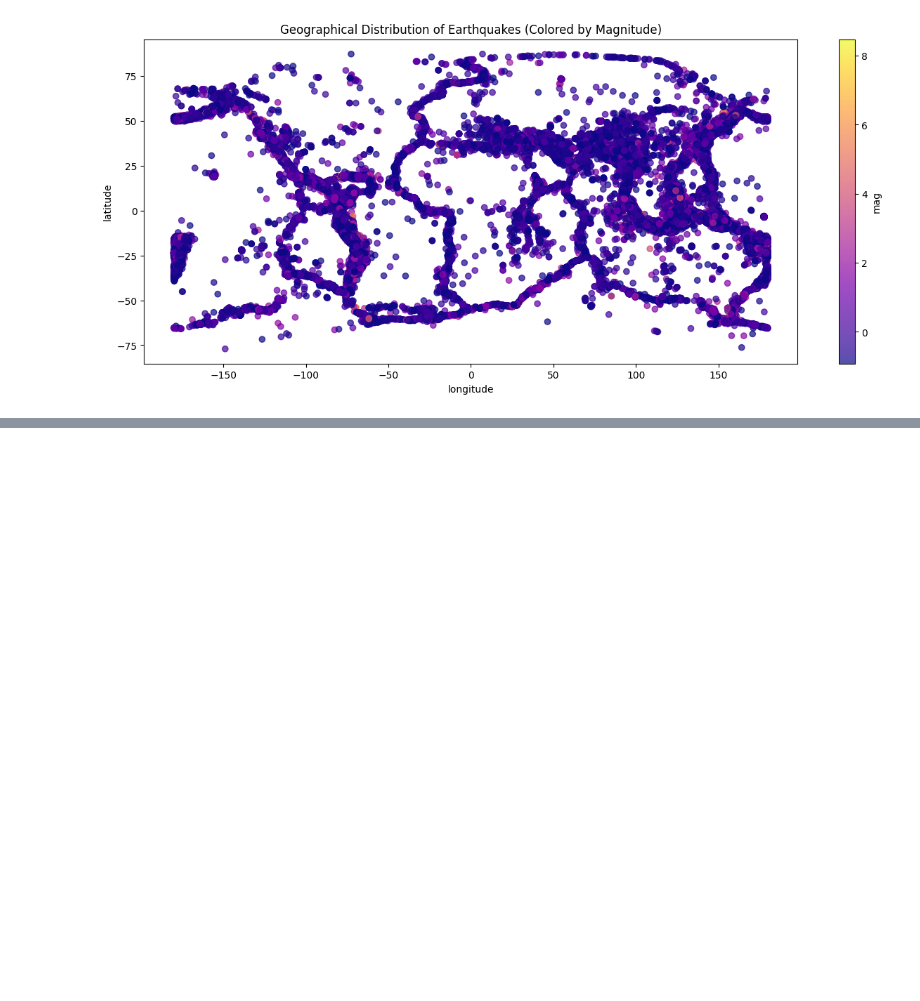
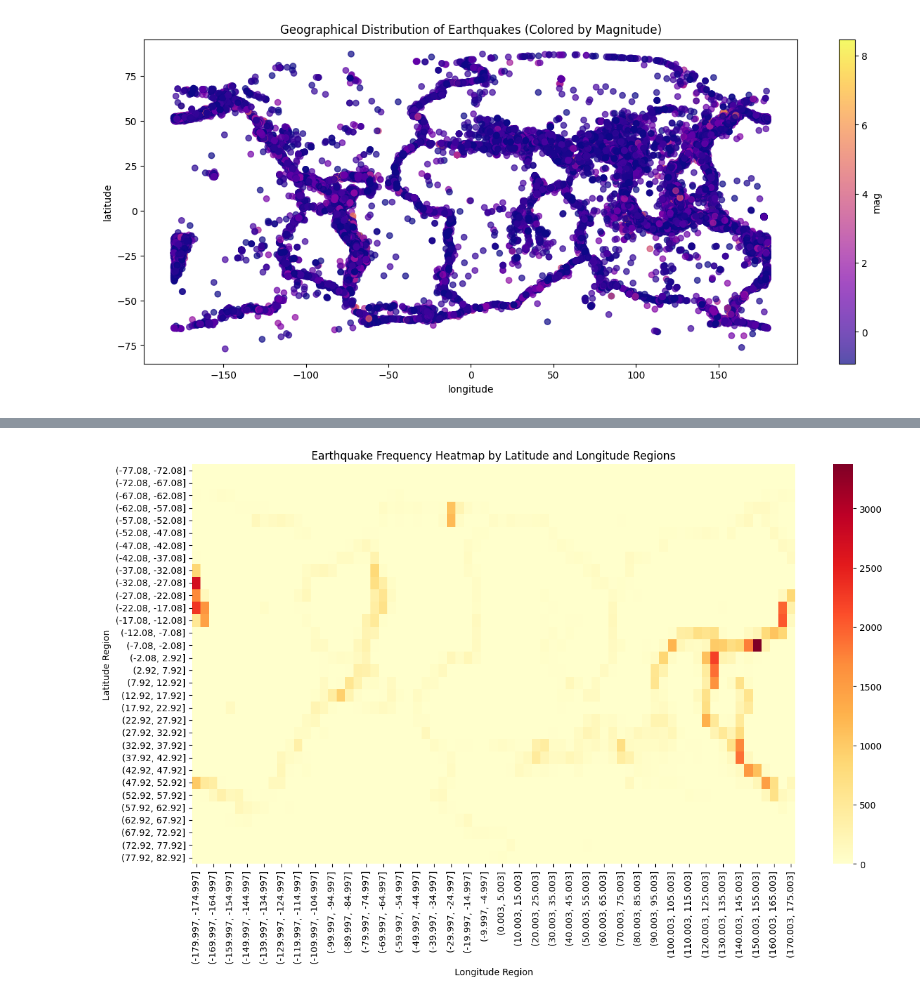
Before and after one commit to ImpactsenseAI-Intern-Project-OCT25/impactsenseAI-Infosys-Intern-project, a Jupyter notebook: milestone_2/week_3/Day_14/Assignment_2.ipynb, the cells around one changed output, grey strips where cells are left out. Cells and saved outputs as stored; diff of their text form; code cells hidden in the pictures; blank space fills up the shorter version.

```diff
--- a/milestone_2/week_3/Day_14/Assignment_2.ipynb
+++ b/milestone_2/week_3/Day_14/Assignment_2.ipynb
@@ -203,0 +261,25 @@ plt.show()
+# %%
+#  Create Latitude and Longitude Bins
+
+# Divide the globe (or dataset coverage) into evenly spaced bins
+lat_bins = np.arange(df['latitude'].min(), df['latitude'].max(), 5)
+lon_bins = np.arange(df['longitude'].min(), df['longitude'].max(), 5)
+
+# Categorize each earthquake into a lat/lon region
+df['Lat_Bin'] = pd.cut(df['latitude'], bins=lat_bins)
+df['Lon_Bin'] = pd.cut(df['longitude'], bins=lon_bins)
+
+#  Compute Summary Statistics for Each Region
+
+region_summary = (
+    df.groupby(['Lat_Bin', 'Lon_Bin'])
+    .agg(
+        Earthquake_Count=('mag', 'count'),
+        Mean_Magnitude=('mag', 'mean'),
+        Mean_Damage_Potential=('damage_potential', 'mean')
+    )
+    .reset_index()
+)
+
+# Display top 10 regions for preview
+print(region_summary.head(10))
@@ -203,0 +304,15 @@ plt.show()
+# %%
+ # Visualize Earthquake Density by Region (Heatmap)
+
+pivot_table = region_summary.pivot_table(
+    index='Lat_Bin', columns='Lon_Bin', values='Earthquake_Count', fill_value=0
+)
+
+plt.figure(figsize=(15, 8))
+sns.heatmap(pivot_table, cmap='YlOrRd')
+plt.title('Earthquake Frequency Heatmap by Latitude and Longitude Regions')
+plt.xlabel('Longitude Region')
+plt.ylabel('Latitude Region')
+plt.show()
+# %% [output]
+[figure, added]
```
Also changed, not shown: parts of 11 cells of this notebook.
